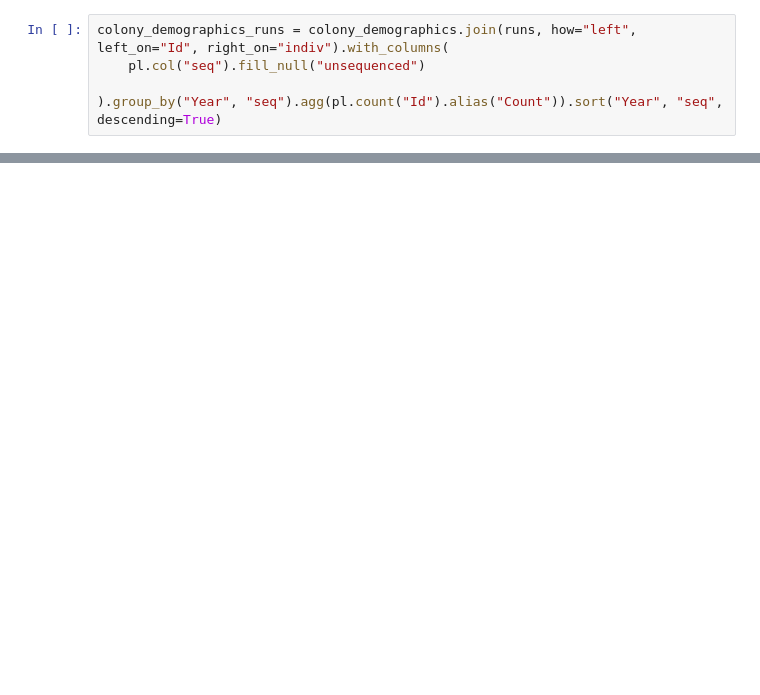
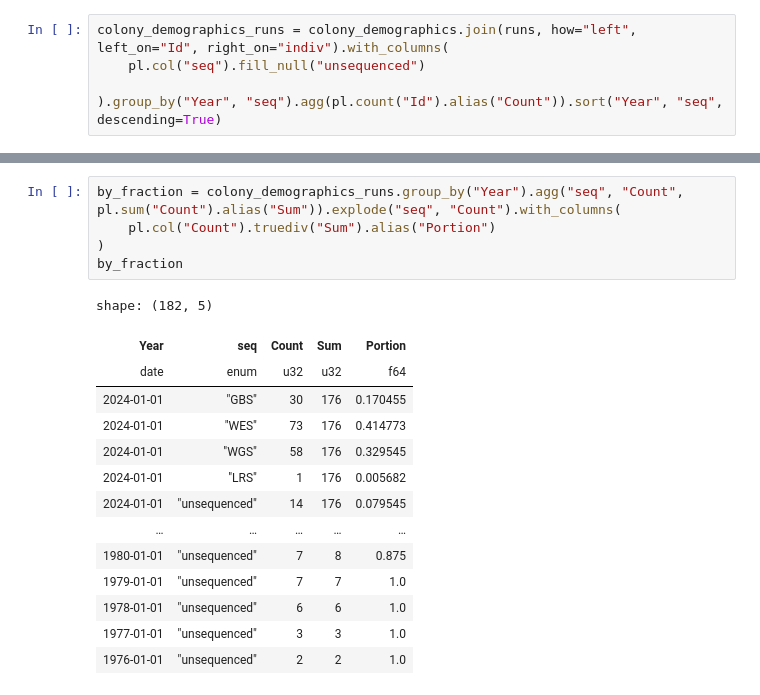
Before and after one commit to allytrope/variant-analysis, a Jupyter notebook: workflow/notebooks/population.ipynb, the cells around one changed output, grey strips where cells are left out. Cells and saved outputs as stored; diff of their text form; blank space fills up the shorter version.

```diff
--- a/workflow/notebooks/population.ipynb
+++ b/workflow/notebooks/population.ipynb
@@ -101,0 +281,20 @@ alt.Chart(colony_demographics_runs).mark_area().encode(
+# %%
+by_fraction = colony_demographics_runs.group_by("Year").agg("seq", "Count", pl.sum("Count").alias("Sum")).explode("seq", "Count").with_columns(
+    pl.col("Count").truediv("Sum").alias("Portion")
+)
+by_fraction
+# %% [output]
+shape: (182, 5)
+| Year | seq | Count | Sum | Portion |
+| date | enum | u32 | u32 | f64 |
+| 2024-01-01 | "GBS" | 30 | 176 | 0.170455 |
+| 2024-01-01 | "WES" | 73 | 176 | 0.414773 |
+| 2024-01-01 | "WGS" | 58 | 176 | 0.329545 |
+| 2024-01-01 | "LRS" | 1 | 176 | 0.005682 |
+| 2024-01-01 | "unsequenced" | 14 | 176 | 0.079545 |
+| … | … | … | … | … |
+| 1980-01-01 | "unsequenced" | 7 | 8 | 0.875 |
+| 1979-01-01 | "unsequenced" | 7 | 7 | 1.0 |
+| 1978-01-01 | "unsequenced" | 6 | 6 | 1.0 |
+| 1977-01-01 | "unsequenced" | 3 | 3 | 1.0 |
+| 1976-01-01 | "unsequenced" | 2 | 2 | 1.0 |
```
Also changed, not shown: parts of 20 cells of this notebook.
